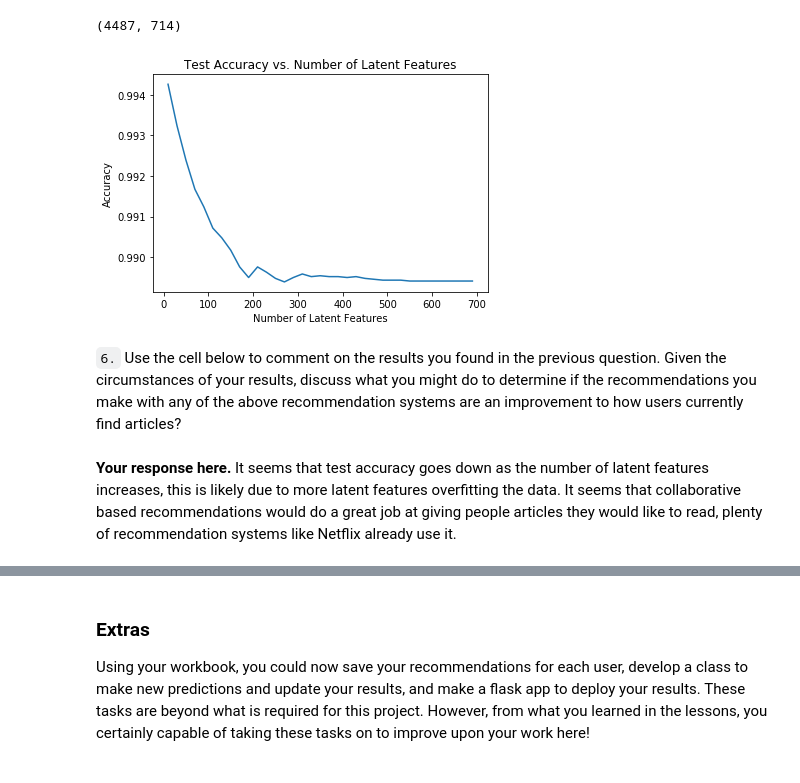
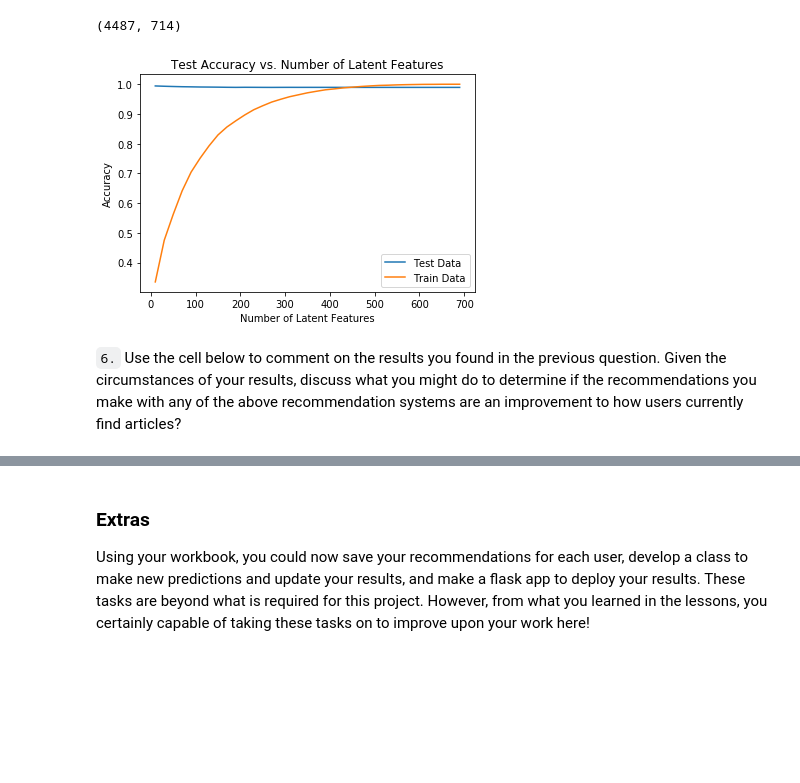
Before and after one commit to sean-ashley/IBM_Recommender, a Jupyter notebook: Recommendations_with_IBM.ipynb, the cells around one changed output, grey strips where cells are left out. Cells and saved outputs as stored; diff of their text form; code cells hidden in the pictures; blank space fills up the shorter version.

```diff
--- a/Recommendations_with_IBM.ipynb
+++ b/Recommendations_with_IBM.ipynb
@@ -900,35 +901,38 @@ vt_test = vt_train[:, user_item_train.columns.isin(test_arts)]
 (4487, 714)
 # %%
 num_latent_feats = np.arange(10,700+10,20)
-sum_errs = []
-
+test_errs = []
+train_errs = []
 for k in num_latent_feats:
     # restructure with k latent features
     s_new, u_new, vt_new = np.diag(s[:k]), u[:, :k], vt[:k, :]
     u_test_new, vt_test_new = u_test[:, :k], vt_test[:k, :]
     # take dot product
-    user_item_est = np.around(np.dot(np.dot(u_new, s_new), vt_test_new))[ (user_item_matrix.index.isin(test_idx) * user_item_matrix.index.isin(user_item_train.index)).astype(bool) ]
+    user_item_est_test = np.around(np.dot(np.dot(u_new, s_new), vt_test_new))[ (user_item_matrix.index.isin(test_idx) * user_item_matrix.index.isin(user_item_train.index)).astype(bool) ]
 
+    user_item_est_train = np.around(np.dot(np.dot(u_new, s_new), vt_new))
     # compute error for each prediction to actual value
 
     filtered_item_test = user_item_test.loc[user_item_test.index.isin(user_item_train.index)]
 
-    diffs = np.subtract(filtered_item_test, user_item_est)
+    test_diffs = np.subtract(filtered_item_test, user_item_est_test)
+    train_diffs = np.subtract(user_item_matrix, user_item_est_train)
 
     # total errors and keep track of them
-    err = np.sum(np.sum(np.abs(diffs)))
-    sum_errs.append(err)
+    train_err = np.sum(np.sum(np.abs(train_diffs)))
+    train_errs.append(train_err)
+    # total errors and keep track of them
+    test_err = np.sum(np.sum(np.abs(test_diffs)))
+    test_errs.append(test_err)
 
 
-plt.plot(num_latent_feats, 1 - np.array(sum_errs)/df.shape[0]);
+plt.plot(num_latent_feats, 1 - np.array(test_errs)/df.shape[0]);
+plt.plot(num_latent_feats, 1 - np.array(train_errs)/df.shape[0]);
+plt.legend(["Test Data", "Train Data"])
 plt.xlabel('Number of Latent Features');
 plt.ylabel('Accuracy');
 plt.title('Test Accuracy vs. Number of Latent Features');
 # %% [output]
-[figure, old version]
+[figure, new version]
 # %% [markdown]
 `6.` Use the cell below to comment on the results you found in the previous question. Given the circumstances of your results, discuss what you might do to determine if the recommendations you make with any of the above recommendation systems are an improvement to how users currently find articles?
-# %% [markdown]
-
-**Your response here.**
-It seems that test accuracy goes down as the number of latent features increases, this is likely due to more latent features overfitting the data. It seems that collaborative based recommendations would do a great job at giving people articles they would like to read, plenty of recommendation systems like Netflix already use it.
```
Also changed, not shown: parts of 7 cells of this notebook, 1 other file.
